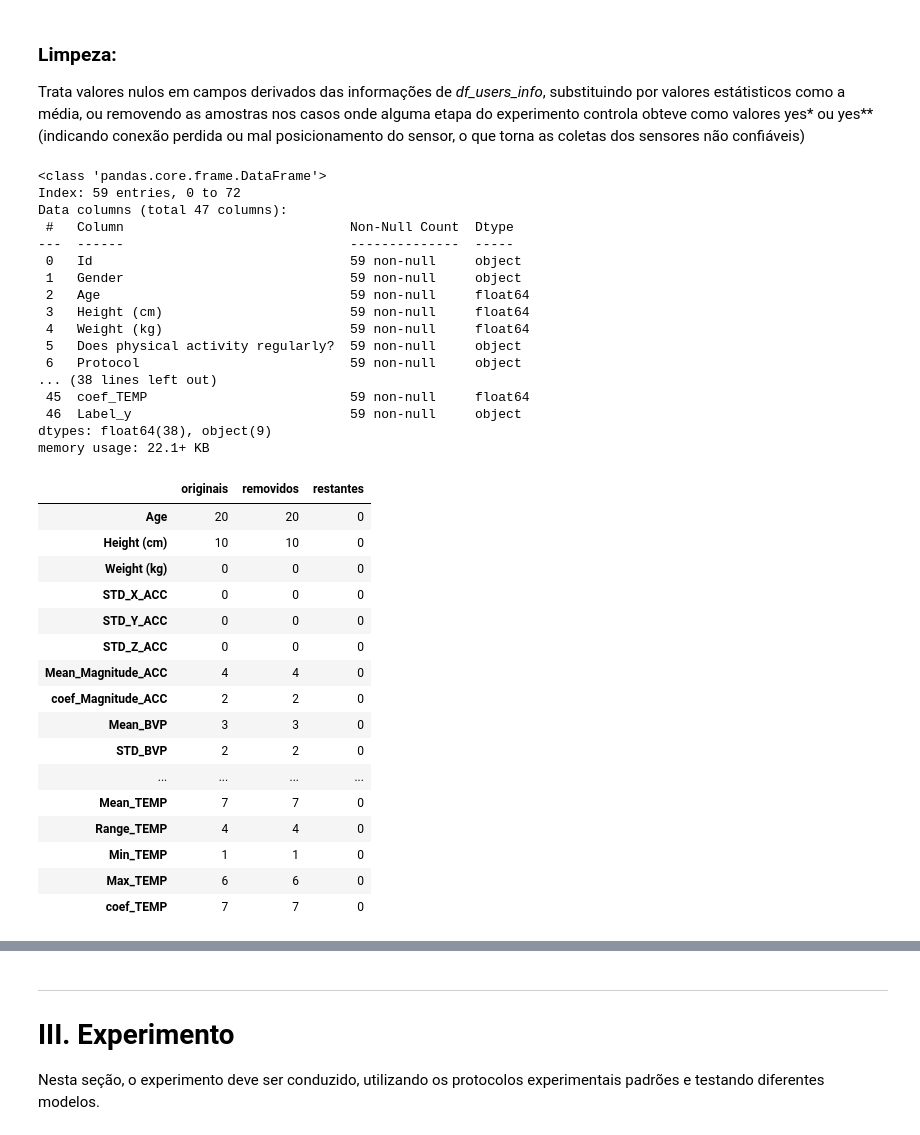
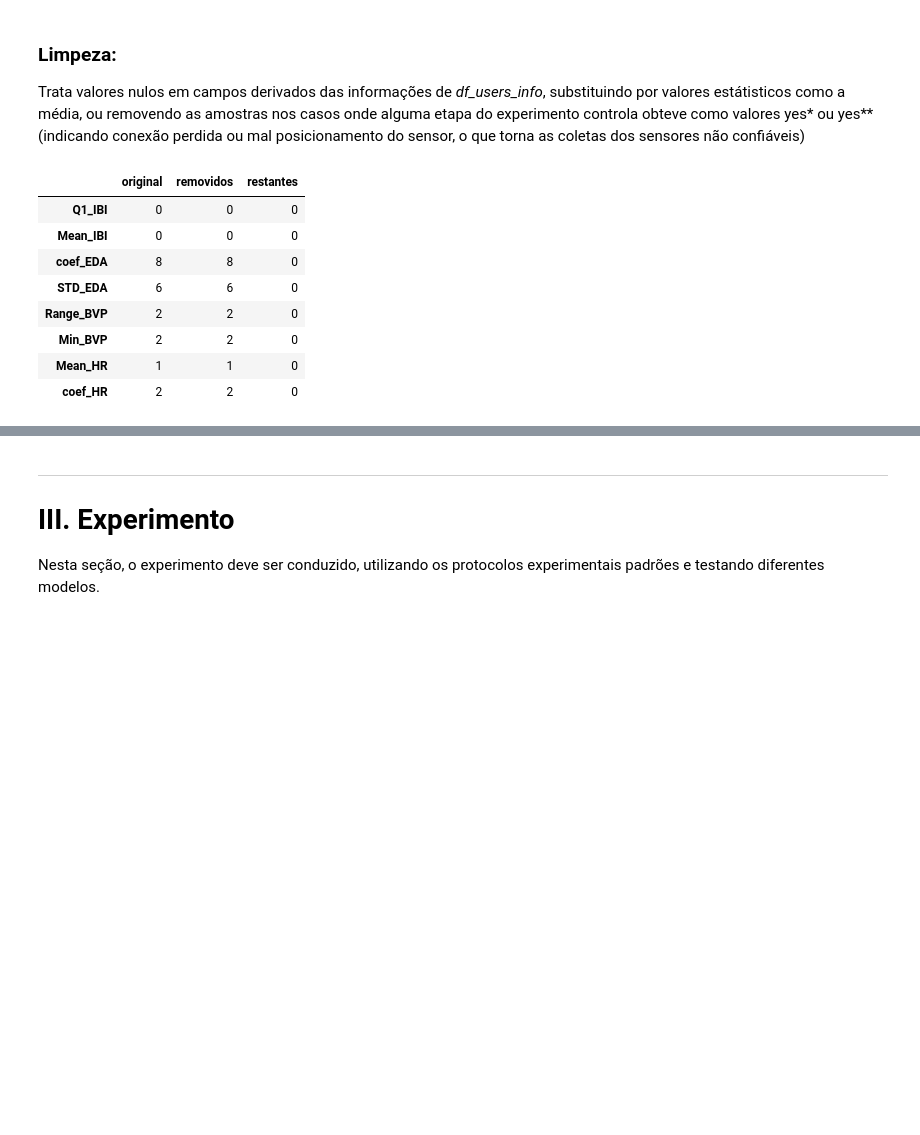
Before and after one commit to ottonifel/PROJETO_ML_FelipeOttoni_LeticiaAlmeida, a Jupyter notebook: main.ipynb, the cells around one changed output, grey strips where cells are left out. Cells and saved outputs as stored; diff of their text form; code cells hidden in the pictures; blank space fills up the shorter version.

Commit message:
correções e análise de balanceamento

```diff
--- a/main.ipynb
+++ b/main.ipynb
@@ -434,8 +442,7 @@ Nesta seção, as funções da etapa de pré-processamento dos dados devem ser i
 Junta *df_users_info* com *df_sensors*
 # %%
 # Junção de df_users_info com df_sensors
-# df_inicial = df_users_info.merge(df_sensors, on="Id", how="right")  # ficou decidido retirar os atributos de df_users info
-df_inicial = df_sensors
+df_inicial = df_users_info.merge(df_sensors, on="Id", how="right")  # ficou decidido retirar os atributos de df_users info
 display(df_inicial.head(n=10))
 print("\nInfo:")
 df_inicial.info()
@@ -482,0 +492,22 @@ conforme conclusão da etapa de Análise Exploratória ...
+# %%
+from scripts import clean_users_info
+
+# Limpeza: Nulos e inválidos --> limpa o DataFrame removendo casos inválidos/nulos ou substituindo por cálculos de média
+df_inicial_clean = clean_users_info(df_inicial)
+
+# Eliminação Manual de Atributos de acordo com a análise exploratória
+cols_keep = [
+    "Id", "Q1_IBI", "Mean_IBI",
+    "coef_EDA", "STD_EDA",
+    "Range_BVP", "Min_BVP",
+    "Mean_HR", "coef_HR"
+]
+
+df_inicial_sumarized = df_inicial_clean[cols_keep].copy()
+df_inicial_sumarized = df_inicial_sumarized.merge(df_train, on="Id", how="left")
+
+display(df_inicial_sumarized.head(n=5))
+print("\nInfo:")
+df_inicial_sumarized.info()
+
+# remover campo id
@@ -486,49 +542,18 @@ Trata valores nulos em campos derivados das informações de *df_users_info*, su
 # %%
 from scripts import clean_users_info, removeOutliers, check_remove_outlier
 
-# Limpeza: Nulos e inválidos --> limpa o DataFrame removendo casos inválidos/nulos ou substituindo por cálculos de média
-df_inicial_clean = clean_users_info(df_inicial)
-
-# visualização
-df_inicial_clean.info()
-
 # Limpeza: Remoção Outliers
-df_inicial_clean_outliers = removeOutliers(df_inicial_clean)
-dict_outliers_check =check_remove_outlier(df_inicial_clean, df_inicial_clean_outliers)
+df_inicial_clean_without_outliers = removeOutliers(df_inicial_sumarized)
+dict_outliers_check =check_remove_outlier(df_inicial_sumarized, df_inicial_clean_without_outliers)
 df_relatorio_outliers = pd.DataFrame.from_dict(dict_outliers_check, orient='index')
 display(df_relatorio_outliers)
 # %% [output]
-<class 'pandas.core.frame.DataFrame'>
-Index: 59 entries, 0 to 72
-Data columns (total 47 columns):
- #   Column                             Non-Null Count  Dtype
----  ------                             --------------  -----
- 0   Id                                 59 non-null     object
- 1   Gender                             59 non-null     object
- 2   Age                                59 non-null     float64
- 3   Height (cm)                        59 non-null     float64
- 4   Weight (kg)                        59 non-null     float64
- 5   Does physical activity regularly?  59 non-null     object
- 6   Protocol                           59 non-null     object
-... (38 lines left out)
- 45  coef_TEMP                          59 non-null     float64
- 46  Label_y                            59 non-null     object
-dtypes: float64(38), object(9)
-memory usage: 22.1+ KB
-|  | originais | removidos | restantes |
-| Age | 20 | 20 | 0 |
-| Height (cm) | 10 | 10 | 0 |
-| Weight (kg) | 0 | 0 | 0 |
-| STD_X_ACC | 0 | 0 | 0 |
-| STD_Y_ACC | 0 | 0 | 0 |
-| STD_Z_ACC | 0 | 0 | 0 |
-| Mean_Magnitude_ACC | 4 | 4 | 0 |
-| coef_Magnitude_ACC | 2 | 2 | 0 |
-| Mean_BVP | 3 | 3 | 0 |
-| STD_BVP | 2 | 2 | 0 |
-| ... | ... | ... | ... |
-| Mean_TEMP | 7 | 7 | 0 |
-| Range_TEMP | 4 | 4 | 0 |
-| Min_TEMP | 1 | 1 | 0 |
-| Max_TEMP | 6 | 6 | 0 |
-| coef_TEMP | 7 | 7 | 0 |
+|  | original | removidos | restantes |
+| Q1_IBI | 0 | 0 | 0 |
+| Mean_IBI | 0 | 0 | 0 |
+| coef_EDA | 8 | 8 | 0 |
+| STD_EDA | 6 | 6 | 0 |
+| Range_BVP | 2 | 2 | 0 |
+| Min_BVP | 2 | 2 | 0 |
+| Mean_HR | 1 | 1 | 0 |
+| coef_HR | 2 | 2 | 0 |
```
Also changed, not shown: parts of 8 cells of this notebook.
